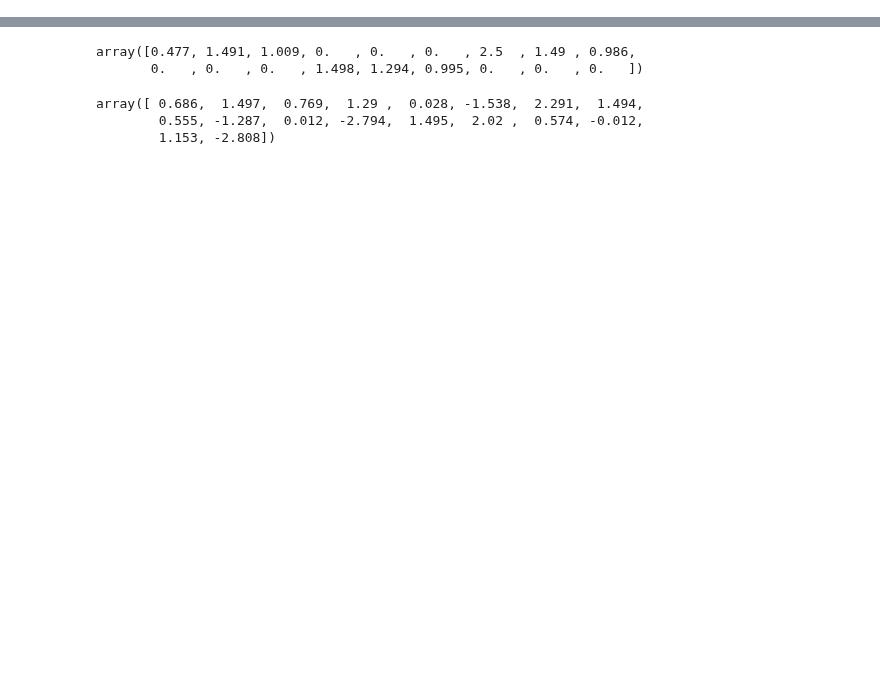
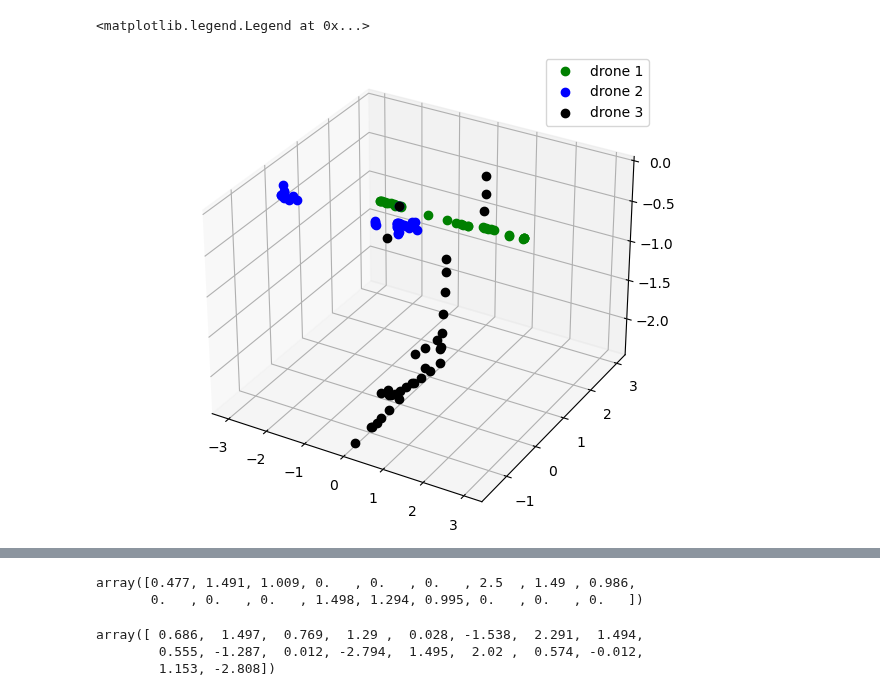
Before and after one commit to labicon/dp-ilqr, a Jupyter notebook: run/do_mpc/test_centralized.ipynb, the cells around one changed output, grey strips where cells are left out. Saved outputs shown, nothing was run; the diff lists cells and outputs as text; code cells hidden in the pictures; blank space fills up the shorter version.

```diff
--- a/run/do_mpc/test_centralized.ipynb
+++ b/run/do_mpc/test_centralized.ipynb
@@ -37,3 +33,15 @@ plt.savefig('original_drone.png')
+# %%
+#velocity components:
+fig = plt.figure()
+ax = Axes3D(fig,auto_add_to_figure=False)
+fig.add_axes(ax)
+ax.plot(dataSet[3], dataSet[4], dataSet[5], 'go',label='drone 1')
+ax.plot(dataSet[9], dataSet[10], dataSet[11], 'bo',label='drone 2')
+ax.plot(dataSet[15], dataSet[16], dataSet[17], 'ko',label='drone 3')
+ax.legend()
+# %% [output]
+<matplotlib.legend.Legend at 0x...>
+[figure, added]
 # %%
 plt.figure()
 plt.plot(dec.compute_pairwise_distance(dataSet.T, x_dims, 3))
```
Also changed, not shown: parts of 4 cells of this notebook, 5 other files.
